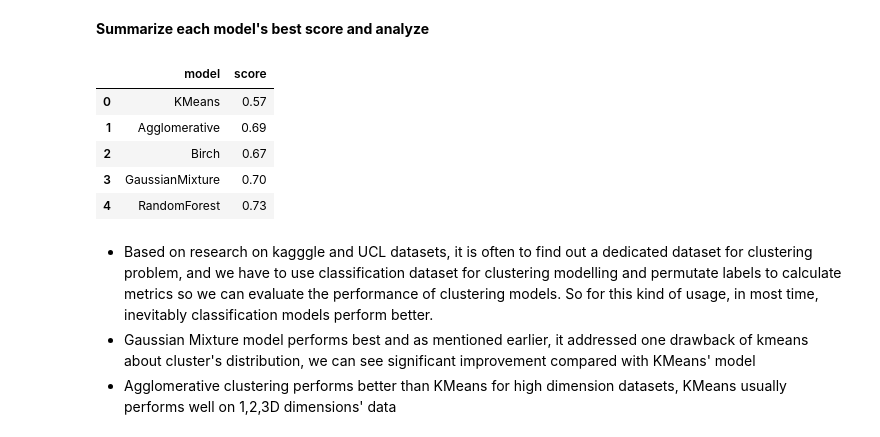
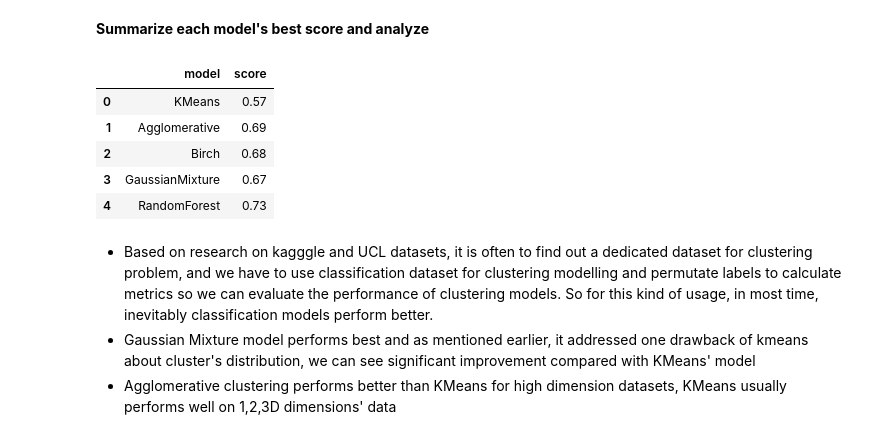
Before and after one commit to gt2onew/dtsa5510, a Jupyter notebook: week5/dtsa5510final.ipynb, the cells around one changed output. Saved outputs shown, nothing was run; the diff lists cells and outputs as text; code cells hidden in the pictures.

```diff
--- a/week5/dtsa5510final.ipynb
+++ b/week5/dtsa5510final.ipynb
@@ -637,16 +637,16 @@ best_ccp_alpha :  0.01
 # %%
 d = {
     'model' : ['KMeans','Agglomerative','Birch','GaussianMixture','RandomForest'],
-    'score' : [0.57, 0.69, 0.67, 0.7, 0.73]
+    'score' : [0.57, 0.69, 0.68, 0.67, 0.73]
      }
 df_summary = pd.DataFrame(d)
 df_summary
 # %% [output]
 |  | model | score |
 | 0 | KMeans | 0.57 |
 | 1 | Agglomerative | 0.69 |
-| 2 | Birch | 0.67 |
-| 3 | GaussianMixture | 0.70 |
+| 2 | Birch | 0.68 |
+| 3 | GaussianMixture | 0.67 |
 | 4 | RandomForest | 0.73 |
 # %% [markdown]
 
```
Also changed, not shown: parts of 14 cells of this notebook.
